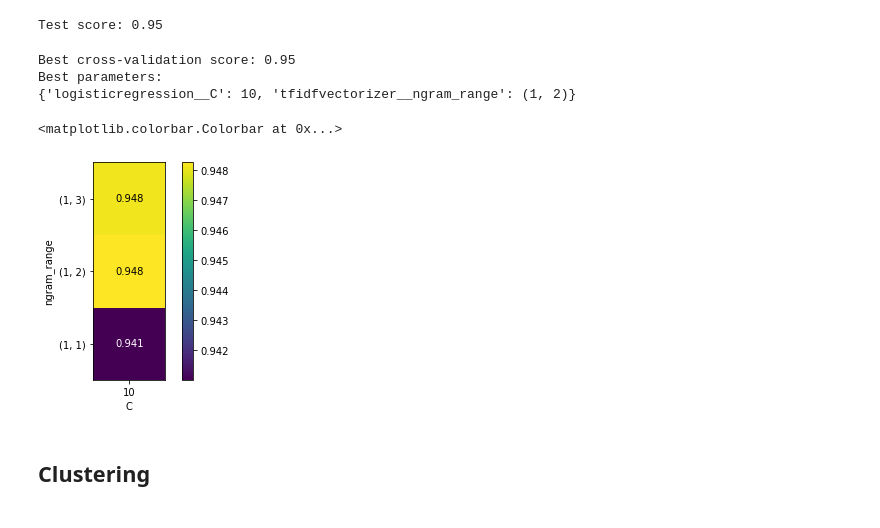
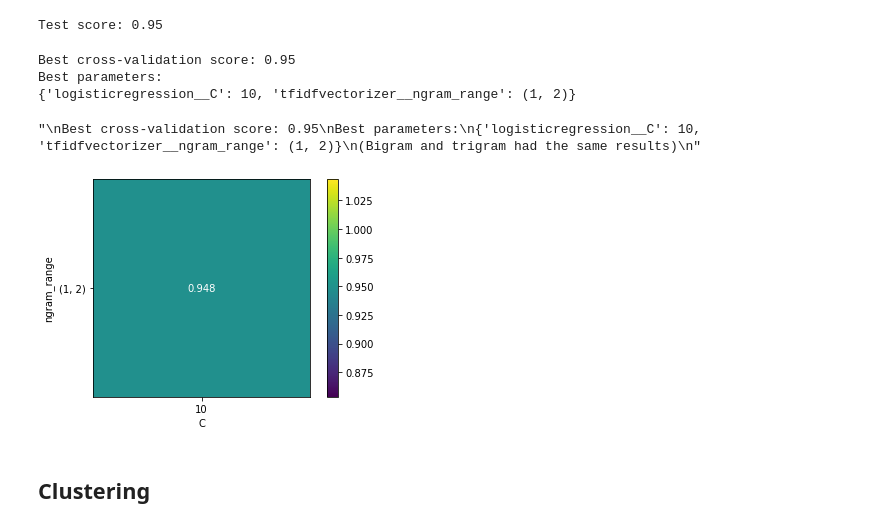
Before and after one commit to MartinRybergLaude/dm1590-project, a Jupyter notebook: newspapers.ipynb, the cells around one changed output. Drawn from its saved outputs; the diff is of its cells as text; code cells hidden in the pictures.

Commit message:
adress previous lemmatization issues

```diff
--- a/newspapers.ipynb
+++ b/newspapers.ipynb
@@ -76,12 +78,6 @@ punc = ['.', ',', '"', "'", '?', '!', ':',
         ';', '(', ')', '[', ']', '{', '}', "%"]
 stop_words = text.ENGLISH_STOP_WORDS.union(punc)
 
-'''# regular expressions to be used in the TfidfVectorizer
-regexp = re.compile('(?u)\\b\\w\\w+\\b')
-
-# load spacy's English-language models
-en_nlp = spacy.load("en_core_web_sm", disable=['parser', 'ner'])'''
-
 # Creates a tokenizer for stemming
 stemmer = SnowballStemmer('english')
 tokenizer = RegexpTokenizer(r'[a-zA-Z\']+')
@@ -92,32 +88,23 @@ def tokenize(document):
 
 # Creates a tokenizer for lemmatization
 lemmatizer = WordNetLemmatizer()
+tokenizer = RegexpTokenizer(r'[a-zA-Z\']+')
 
 def lem_tokenize(document):
     return [lemmatizer.lemmatize(word) for word in tokenizer.tokenize(document.lower())]
 
 
-'''# Creates a tokenizer for lemmatization (A bit unsure about why we do a couple of these things)
-old_tokenizer = en_nlp.tokenizer
-# replace the tokenizer with the preceding regexp
-en_nlp.tokenizer = lambda string: old_tokenizer.tokens_from_list(
-    regexp.findall(string))
-
-def lem_tokenizer(document):
-    doc_spacy = en_nlp(document)
-    return [token.lemma_ for token in doc_spacy]'''
-
 # TODO: Experiment with the min_df value to find what works best for it
-vect = TfidfVectorizer(min_df=5, stop_words=stop_words,
-                       tokenizer=lem_tokenize)
+vect = TfidfVectorizer(min_df=5, ngram_range=(1, 2), stop_words=stop_words,
+                        tokenizer=lem_tokenize)
 vec_matrix = vect.fit_transform(corpus) # Vectorizes the data
 
 
-'''# Temporary code
-vect_temp = vect = TfidfVectorizer(min_df=5, stop_words=stop_words,
-                       tokenizer=tokenize)
+# Temporary code
+vect_temp = TfidfVectorizer(min_df=5, ngram_range=(1, 2), stop_words=stop_words,
+                        tokenizer=tokenize)
 vect_temp.fit(corpus_train)
-X_train_temp = vect_temp.transform(corpus_train)'''
+X_train_temp = vect_temp.transform(corpus_train)
 
 
 # Get feature names (title words)
@@ -129,7 +116,9 @@ X_train = vect.transform(corpus_train)
 # %%
 ''' Temporary cell for comparing the number of features from the different tokenization methods '''
 
-vect3 = TfidfVectorizer(min_df=5, ngram_range=(1, 3), stop_words=stop_words)
+print("vec_matrix.shape: {}".format(vec_matrix.shape))
+
+vect3 = TfidfVectorizer(min_df=5, ngram_range=(1, 2), stop_words=stop_words)
 vect3.fit(corpus_train)
 X_train3 = vect3.transform(corpus_train)
 
@@ -138,4 +127,7 @@ print("X_train_temp.shape: {}".format(X_train_temp.shape))
 print("X_train3.shape: {}".format(X_train3.shape))
 
 print("Vocabulary size: {}".format(len(vect3.vocabulary_)))
+
+'''print("Vocabulary lemm: {}".format(vect.vocabulary_))
+print("Vocabulary stem: {}".format(vect_temp.vocabulary_))'''
 # %% [output]
@@ -202,37 +207,37 @@ Test score: 0.95
 ''' *** Cellblock for determining the best nGram value *** '''
 
 pipe = make_pipeline(TfidfVectorizer(min_df=5, stop_words=stop_words, tokenizer=lem_tokenize), LogisticRegression(max_iter=1000))
 # running the grid search takes a long time because of the
 # relatively large grid and the inclusion of trigrams
 param_grid = {"logisticregression__C": [10],
-              "tfidfvectorizer__ngram_range": [(1, 1), (1, 2), (1, 3)]}
+              "tfidfvectorizer__ngram_range": [(1, 2)]}
 
 grid = GridSearchCV(pipe, param_grid, cv=5)
 grid.fit(corpus_train, y_train)
 print("Best cross-validation score: {:.2f}".format(grid.best_score_))
 print("Best parameters:\n{}".format(grid.best_params_))
 
 # extract scores from grid_search
-scores = grid.cv_results_['mean_test_score'].reshape(-1, 3).T
+scores = grid.cv_results_['mean_test_score'].reshape(-1, 1).T
 # visualize heat map
 heatmap = mglearn.tools.heatmap(
     scores, xlabel="C", ylabel="ngram_range", cmap="viridis", fmt="%.3f",
     xticklabels=param_grid['logisticregression__C'],
     yticklabels=param_grid['tfidfvectorizer__ngram_range'])
 plt.colorbar(heatmap)
 
 '''
 Best cross-validation score: 0.95
 Best parameters:
 {'logisticregression__C': 10, 'tfidfvectorizer__ngram_range': (1, 2)}
 (Bigram and trigram had the same results)
 '''
 # %% [output]
 Best cross-validation score: 0.95
 Best parameters:
 {'logisticregression__C': 10, 'tfidfvectorizer__ngram_range': (1, 2)}
-<matplotlib.colorbar.Colorbar at 0x...>
+"\nBest cross-validation score: 0.95\nBest parameters:\n{'logisticregression__C': 10, 'tfidfvectorizer__ngram_range': (1, 2)}\n(Bigram and trigram had the same results)\n"
-[figure, old version]
+[figure, new version]
 # %% [markdown]
 ## Clustering
 # %% [markdown]
```
Also changed, not shown: parts of 5 cells of this notebook.
